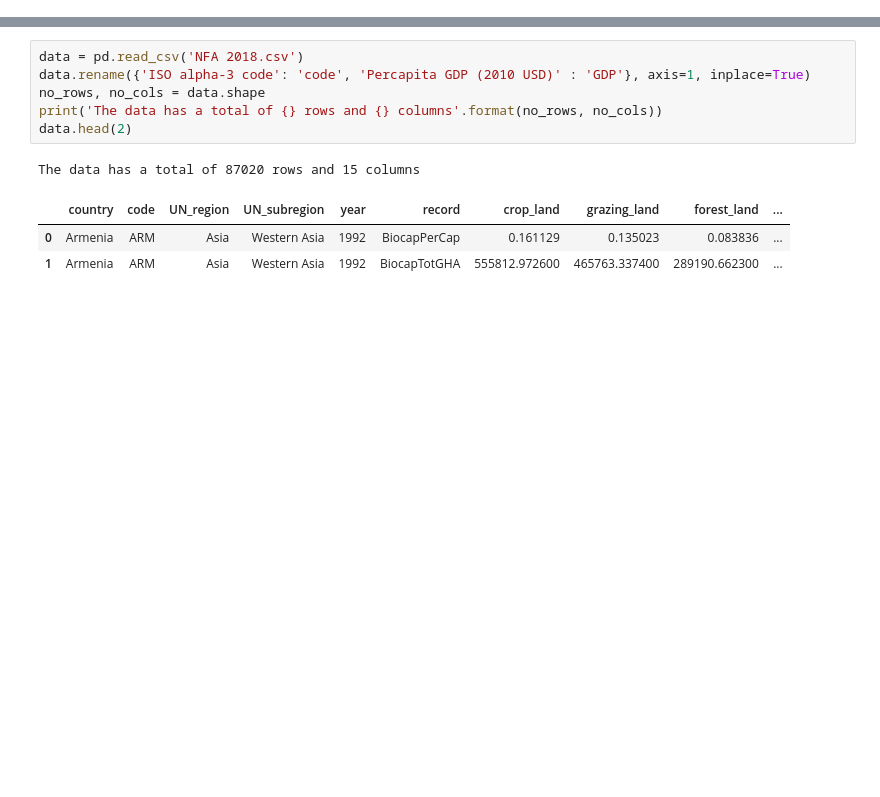
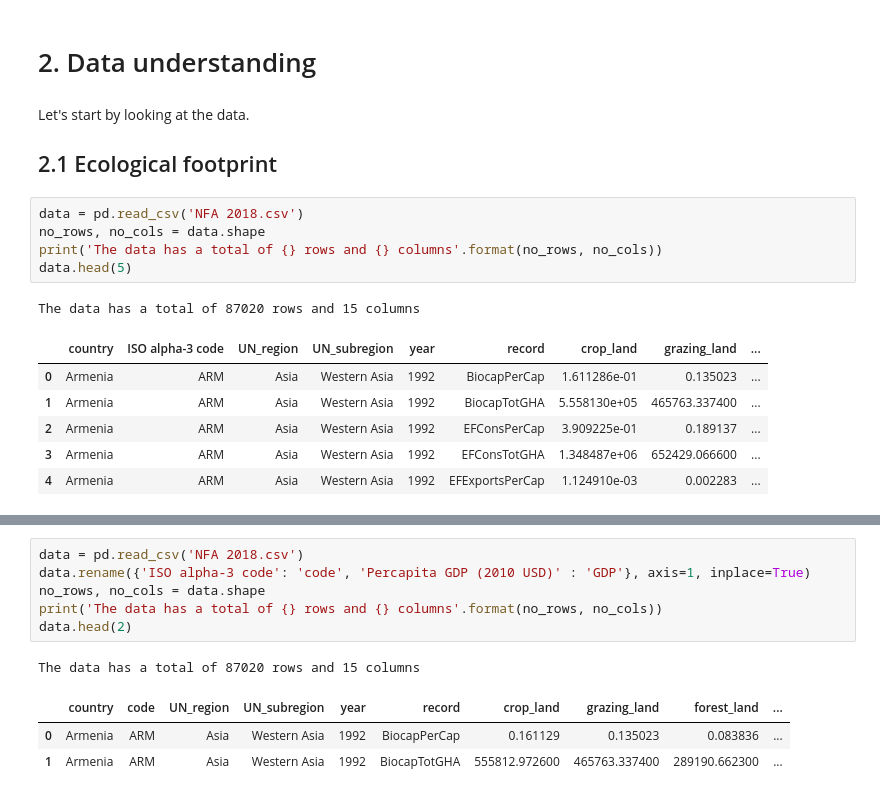
Before and after one commit to pedro-hf/ecological_footprint, a Jupyter notebook: ecological_footprint.ipynb, the cells around one changed output, grey strips where cells are left out. Drawn from its saved outputs; the diff is of its cells as text; blank space fills up the shorter version.

```diff
--- a/ecological_footprint.ipynb
+++ b/ecological_footprint.ipynb
@@ -30,0 +55,18 @@ Data from kaggle https://www.kaggle.com/footprintnetwork/ecological-footprint
+# %% [markdown]
+# 2. Data understanding
+# %% [markdown]
+Let's start by looking at the data.
+## 2.1 Ecological footprint
+# %%
+data = pd.read_csv('NFA 2018.csv')
+no_rows, no_cols = data.shape
+print('The data has a total of {} rows and {} columns'.format(no_rows, no_cols))
+data.head(5)
+# %% [output]
+The data has a total of 87020 rows and 15 columns
+|  | country | ISO alpha-3 code | UN_region | UN_subregion | year | record | crop_land | grazing_land | ... |
+| 0 | Armenia | ARM | Asia | Western Asia | 1992 | BiocapPerCap | 1.611286e-01 | 0.135023 | ... |
+| 1 | Armenia | ARM | Asia | Western Asia | 1992 | BiocapTotGHA | 5.558130e+05 | 465763.337400 | ... |
+| 2 | Armenia | ARM | Asia | Western Asia | 1992 | EFConsPerCap | 3.909225e-01 | 0.189137 | ... |
+| 3 | Armenia | ARM | Asia | Western Asia | 1992 | EFConsTotGHA | 1.348487e+06 | 652429.066600 | ... |
+| 4 | Armenia | ARM | Asia | Western Asia | 1992 | EFExportsPerCap | 1.124910e-03 | 0.002283 | ... |
```
Also changed, not shown: parts of 33 cells of this notebook, 1 other file.
